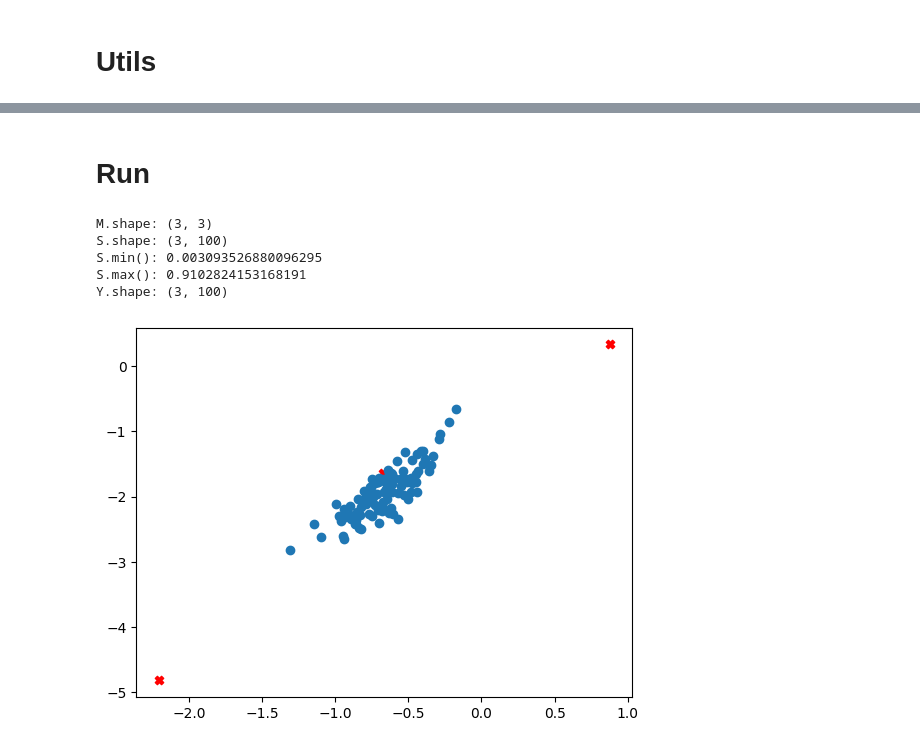
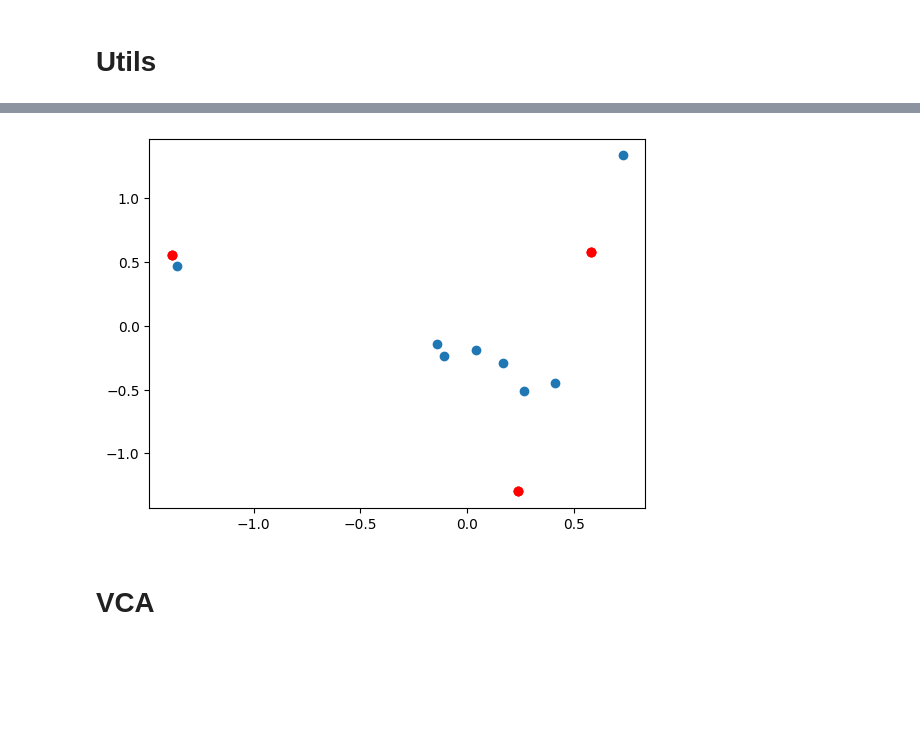
Before and after one commit to dennis-grinwald/task_vectors, a Jupyter notebook: analysis/sisal.ipynb, the cells around one changed output, grey strips where cells are left out. Saved outputs shown, nothing was run; the diff lists cells and outputs as text; code cells hidden in the pictures; blank space fills up the shorter version.

```diff
--- a/analysis/sisal.ipynb
+++ b/analysis/sisal.ipynb
@@ -17 +1147,18 @@ import matplotlib.pyplot as plt
+# %%
+index_1 = 0
+index_2 = 1
+plt.scatter(
+    Y_proj[index_1,:],
+    Y_proj[index_2,:]
+)
+for m in Q:
+    plt.scatter(
+        lin.inv(Q)[index_1],
+        lin.inv(Q)[index_2],
+        color='red'
+        )
+# %% [output]
+[figure, added]
+# %% [markdown]
+# VCA
 # %%
@@ -995,2 +1180,0 @@ def sisal(Y,p,**kwargs):
-# %% [markdown]
-# Run
@@ -1042,22 +1180,0 @@ def generate_data(seed=1993):
-# %%
-n_endmembers = 3
-n_channels = 3
-n_samples = 100
-
-Y = generate_data()
-M, Up, my, sing_values = sisal(Y, n_endmembers, verbose=False)
-plt.plot(Y[1,:], Y[2,:], 'o', label='Original Data')
-for m in M.T:
-    plt.scatter(
-        m[1],
-        m[2],
-        marker='X',
-        color='red'
-    )
-# %% [output]
-M.shape: (3, 3)
-S.shape: (3, 100)
-S.min(): 0.003093526880096295
-S.max(): 0.9102824153168191
-Y.shape: (3, 100)
-[figure, removed]
```
Also changed, not shown: parts of 20 cells of this notebook, 11 other files.
